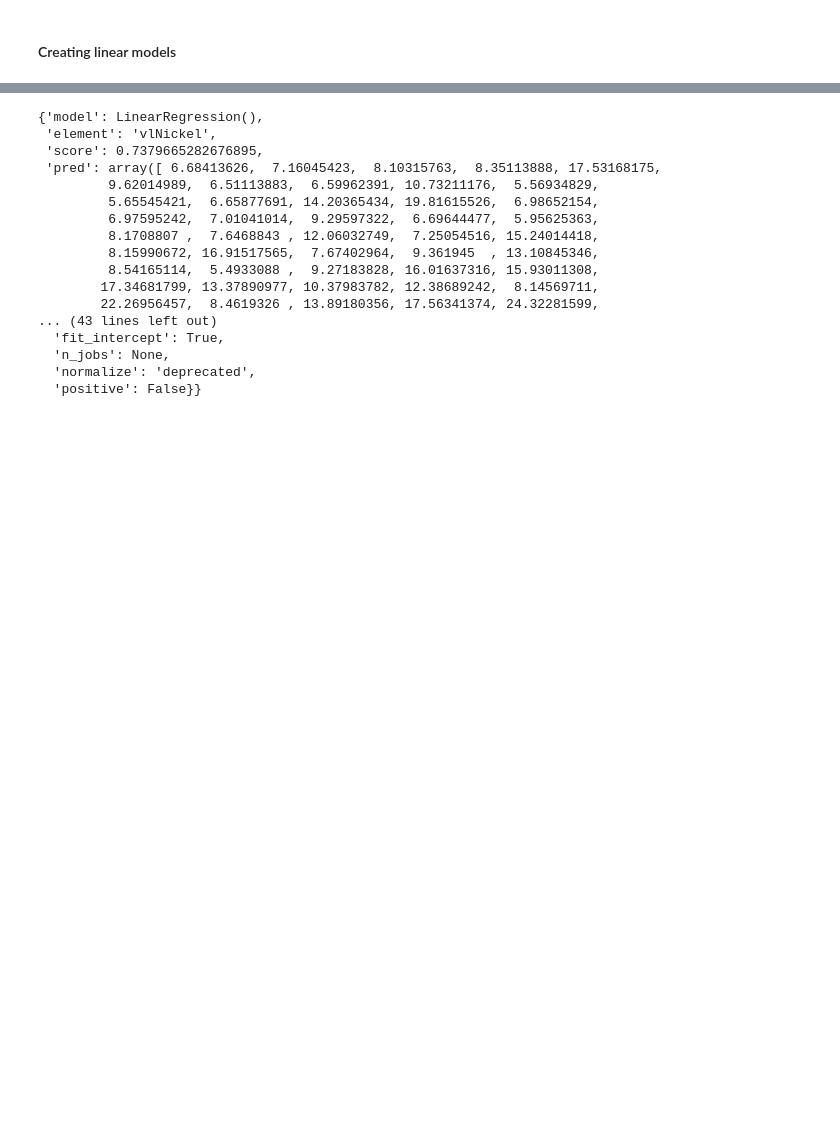
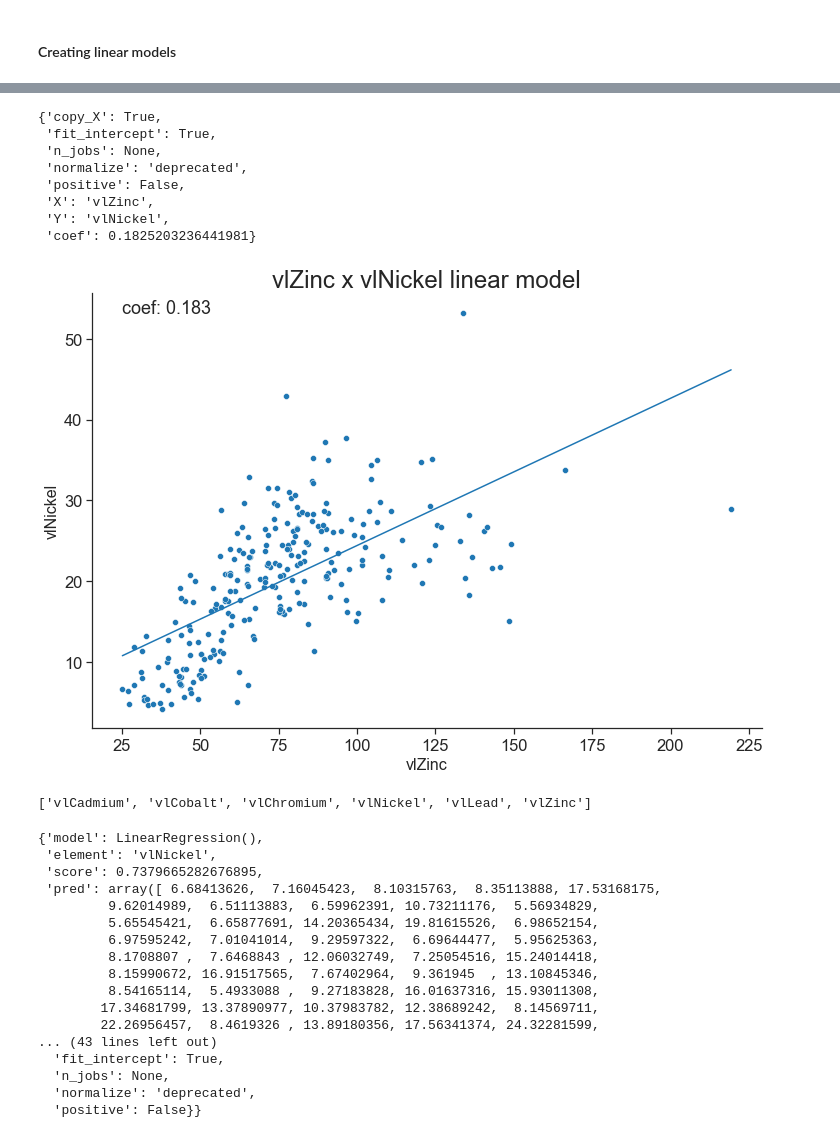
Before and after one commit to luschiro/workflows-geo-data, a Jupyter notebook: modulo_3/modulo_3.ipynb, the cells around one changed output, grey strips where cells are left out. Drawn from its saved outputs; the diff is of its cells as text; code cells hidden in the pictures; blank space fills up the shorter version.

```diff
--- a/modulo_3/modulo_3.ipynb
+++ b/modulo_3/modulo_3.ipynb
@@ -146,3 +139,20 @@ grade_features
+# %%
+linear_model_pair(df_jura, "vlZinc", "vlNickel")
+# %% [output]
+{'copy_X': True,
+ 'fit_intercept': True,
+ 'n_jobs': None,
+ 'normalize': 'deprecated',
+ 'positive': False,
+ 'X': 'vlZinc',
+ 'Y': 'vlNickel',
+ 'coef': 0.1825203236441981}
+[figure, added]
+# %%
+grade_features.remove('descUnit')
+grade_features
+# %% [output]
+['vlCadmium', 'vlCobalt', 'vlChromium', 'vlNickel', 'vlLead', 'vlZinc']
 # %%
 def linear_model_multiple (df, grade_features, y_elem):
 
```
Also changed, not shown: parts of 6 cells of this notebook.
